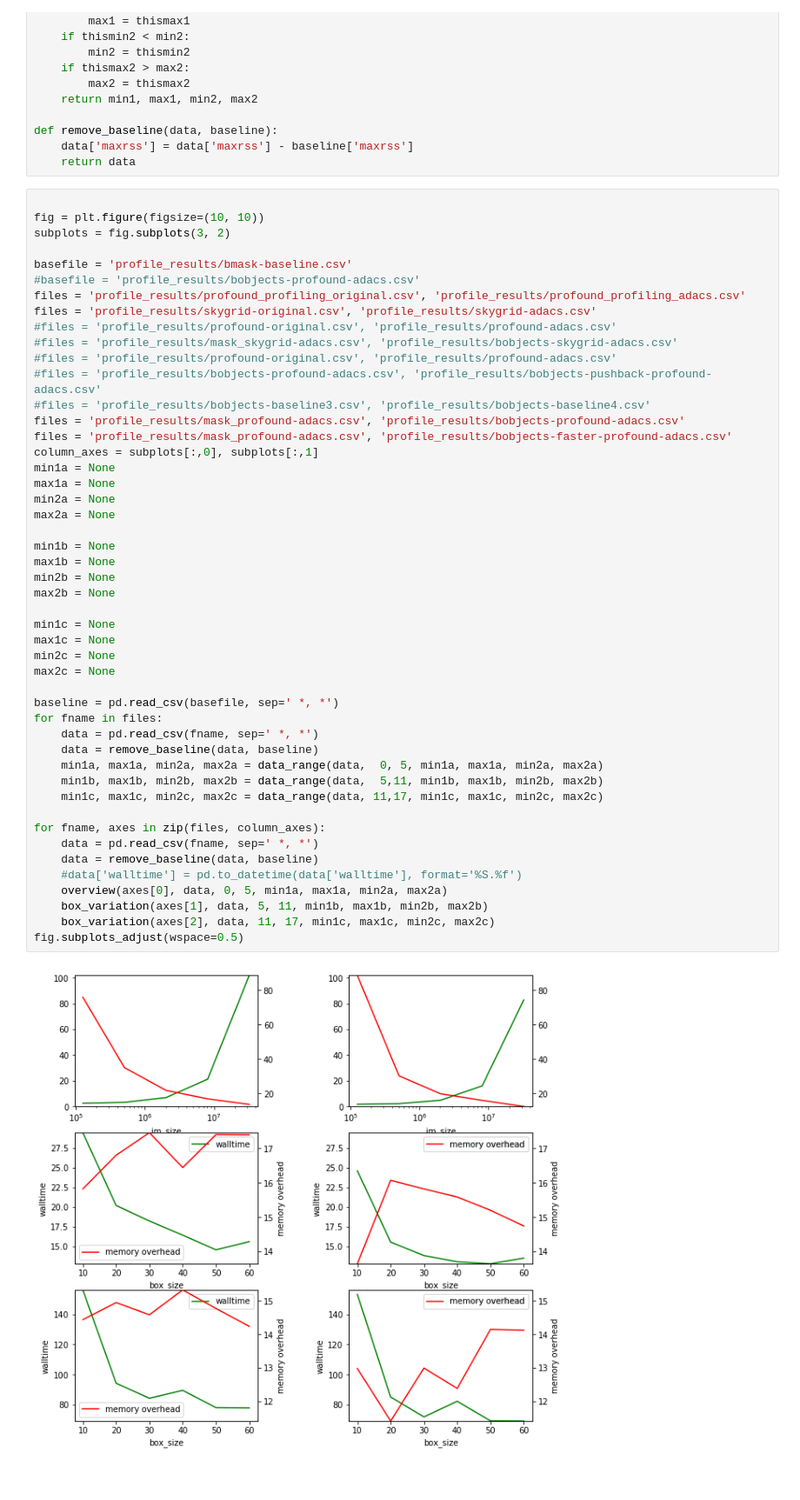
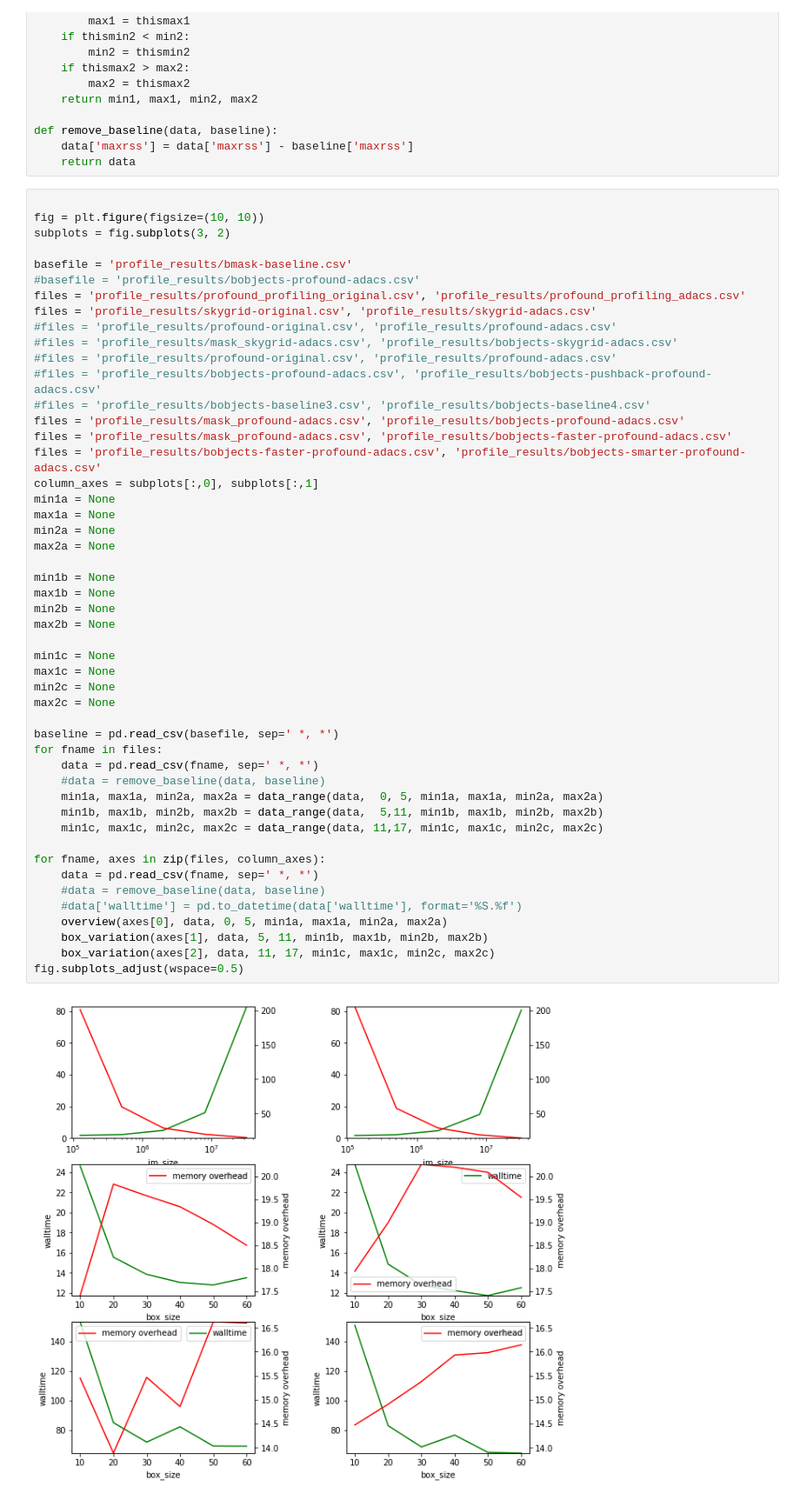
Before and after one commit to ADACS-Australia/SS19B-Robotham, a Jupyter notebook: ProFound_Profiling.ipynb, the cells around one changed output. Shown: that part at 87% size. Saved outputs shown, nothing was run; the diff lists cells and outputs as text.

```diff
--- a/ProFound_Profiling.ipynb
+++ b/ProFound_Profiling.ipynb
@@ -69,37 +69,38 @@ files = 'profile_results/skygrid-original.csv', 'profile_results/skygrid-adacs.c
 #files = 'profile_results/bobjects-baseline3.csv', 'profile_results/bobjects-baseline4.csv'
 files = 'profile_results/mask_profound-adacs.csv', 'profile_results/bobjects-profound-adacs.csv'
 files = 'profile_results/mask_profound-adacs.csv', 'profile_results/bobjects-faster-profound-adacs.csv'
+files = 'profile_results/bobjects-faster-profound-adacs.csv', 'profile_results/bobjects-smarter-profound-adacs.csv'
 column_axes = subplots[:,0], subplots[:,1]
 min1a = None
 max1a = None
 min2a = None
 max2a = None
 
 min1b = None
 max1b = None
 min2b = None
 max2b = None
 
 min1c = None
 max1c = None
 min2c = None
 max2c = None
 
 baseline = pd.read_csv(basefile, sep=' *, *')
 for fname in files:
     data = pd.read_csv(fname, sep=' *, *')
-    data = remove_baseline(data, baseline)
+    #data = remove_baseline(data, baseline)
     min1a, max1a, min2a, max2a = data_range(data,  0, 5, min1a, max1a, min2a, max2a)
     min1b, max1b, min2b, max2b = data_range(data,  5,11, min1b, max1b, min2b, max2b)
     min1c, max1c, min2c, max2c = data_range(data, 11,17, min1c, max1c, min2c, max2c)
 
 for fname, axes in zip(files, column_axes):
     data = pd.read_csv(fname, sep=' *, *')
-    data = remove_baseline(data, baseline)
+    #data = remove_baseline(data, baseline)
     #data['walltime'] = pd.to_datetime(data['walltime'], format='%S.%f')
     overview(axes[0], data, 0, 5, min1a, max1a, min2a, max2a)
     box_variation(axes[1], data, 5, 11, min1b, max1b, min2b, max2b)
     box_variation(axes[2], data, 11, 17, min1c, max1c, min2c, max2c)
 fig.subplots_adjust(wspace=0.5)
 # %% [output]
-[figure, old version]
+[figure, new version]
```
Also changed, not shown: 19 other files.
